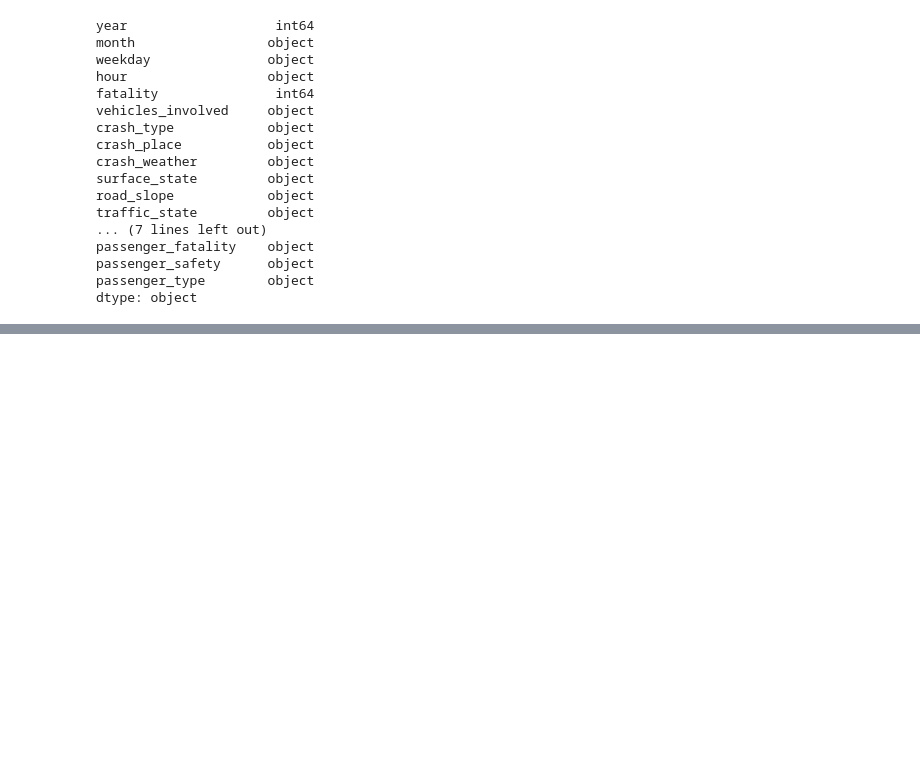
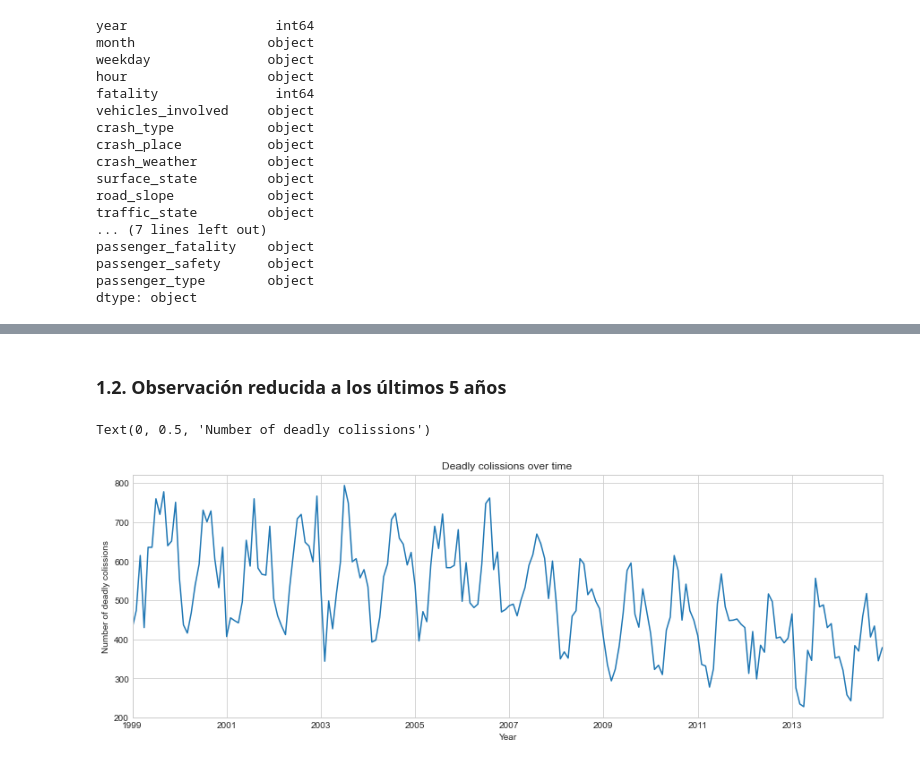
Before and after one commit to AMM53/Accidents-Prediction, a Jupyter notebook: notebooks/DescriptiveAnalysis.ipynb, the cells around one changed output, grey strips where cells are left out. Cells and saved outputs as stored; diff of their text form; code cells hidden in the pictures; blank space fills up the shorter version.

```diff
--- a/notebooks/DescriptiveAnalysis.ipynb
+++ b/notebooks/DescriptiveAnalysis.ipynb
@@ -249,0 +235,11 @@ Apenas tenemos valores NA, o eso parece... Sin embargo, el dataset no utiliza es
+# %% [markdown]
+### 1.2. Observación reducida a los últimos 5 años
+# %%
+df_reduced = df.loc[df["date"] >= "2009"]
+
+plot = time_collision_fatal.plot(figsize = (15,5), title = "Deadly colissions over time")
+plot.set_xlabel("Year")
+plot.set_ylabel("Number of deadly colissions")
+# %% [output]
+Text(0, 0.5, 'Number of deadly colissions')
+[figure, added]
```
Also changed, not shown: parts of 47 cells of this notebook.
